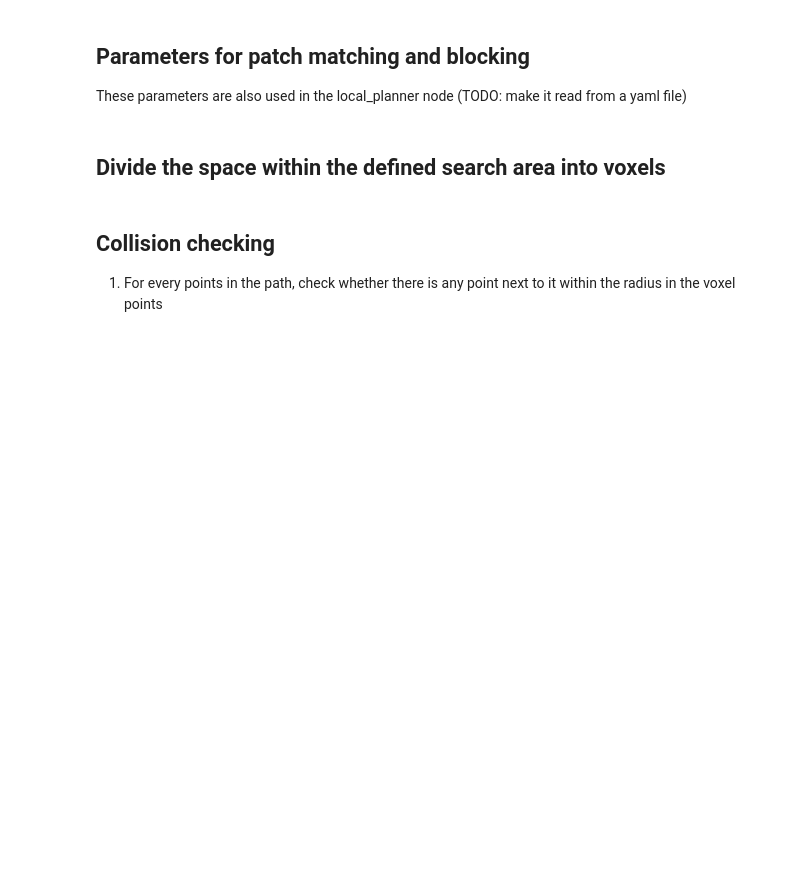
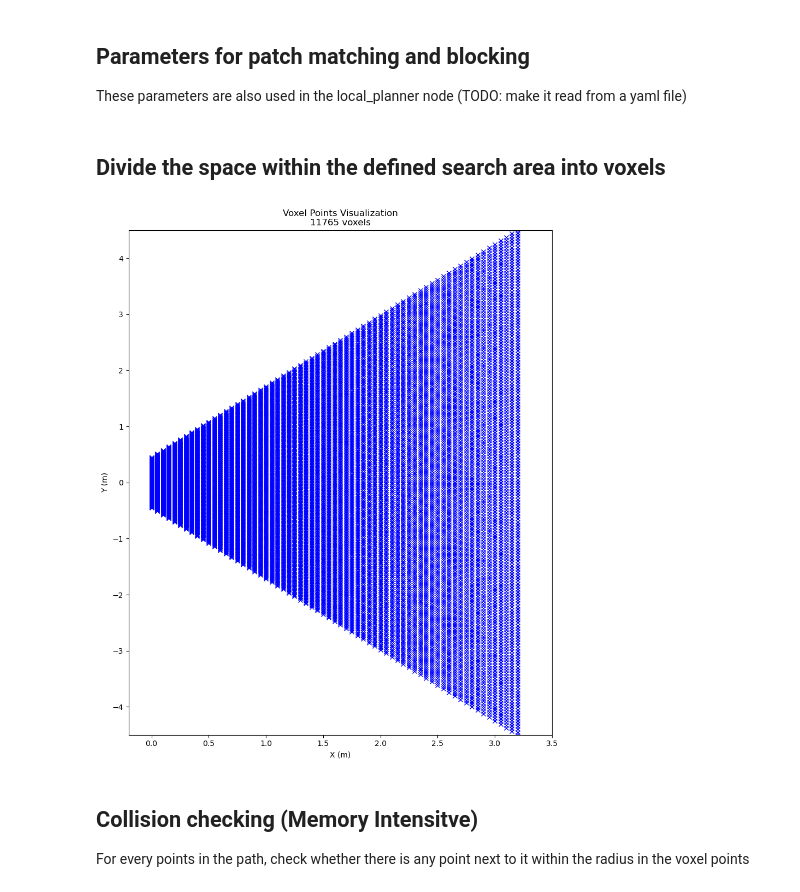
Before and after one commit to g1y5x3/local_planner_motion_primitives, a Jupyter notebook: src/path_generator.ipynb, the cells around one changed output. Saved outputs shown, nothing was run; the diff lists cells and outputs as text; code cells hidden in the pictures; blank space fills up the shorter version.

Commit message:
finished path pregen

```diff
--- a/src/path_generator.ipynb
+++ b/src/path_generator.ipynb
@@ -117,3 +112,15 @@ plt.show()
+# %%
+fig = plt.figure(figsize=(10, 12))
+ax = fig.add_subplot(111)
+ax.plot(voxel_points[:, 0], voxel_points[:, 1], marker='x', color='blue', linestyle='none')
+ax.set_title(f'Voxel Points Visualization\n{len(voxel_points)} voxels')
+ax.set_xlim([-0.2, 3.5])
+ax.set_ylim([-4.5, 4.5])
+plt.xlabel('X (m)')
+plt.ylabel('Y (m)')
+plt.show()
+# %% [output]
+[figure, added]
 # %% [markdown]
-## Collision checking
-1. For every points in the path, check whether there is any point next to it within the radius in the voxel points
+## Collision checking (Memory Intensitve)
+For every points in the path, check whether there is any point next to it within the radius in the voxel points
```
Also changed, not shown: parts of 10 cells of this notebook, 4 other files.
